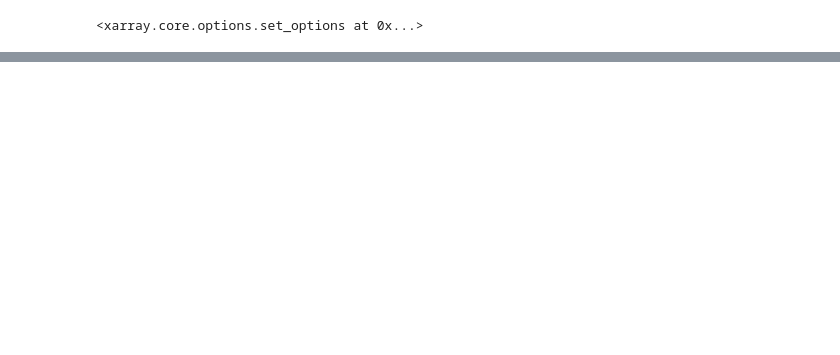
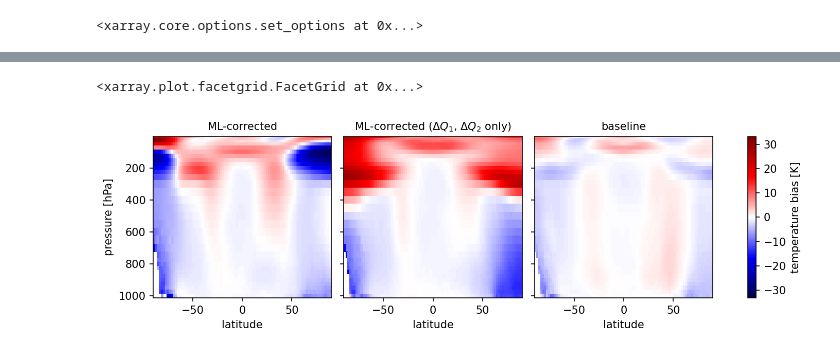
Before and after one commit to ai2cm/nudge-to-obs-manuscript-workflow, a Jupyter notebook: notebooks/figureS5.ipynb, the cells around one changed output, grey strips where cells are left out. Cells and saved outputs as stored; diff of their text form; code cells hidden in the pictures; blank space fills up the shorter version.

```diff
--- a/notebooks/figureS5.ipynb
+++ b/notebooks/figureS5.ipynb
@@ -52,0 +84,4 @@ plt.tight_layout()
+# %%
+bias = ds_zm_clim - ds_zm_clim.sel(run='verif')
+for variable in bias:
+    bias[variable] = bias[variable].assign_attrs(long_name=f"{bias[variable].long_name} bias")
@@ -52,0 +96,7 @@ plt.tight_layout()
+# %%
+da = bias.temp.sel(run=list(plot_titles.values()))
+fg = da.plot(y='pressure', yincrease=False, col='run', cmap='seismic')
+fg.set_titles(template='{value}', maxchar=50)
+# %% [output]
+<xarray.plot.facetgrid.FacetGrid at 0x...>
+[figure, added]
```
Also changed, not shown: parts of 30 cells of this notebook, 22 other files.
